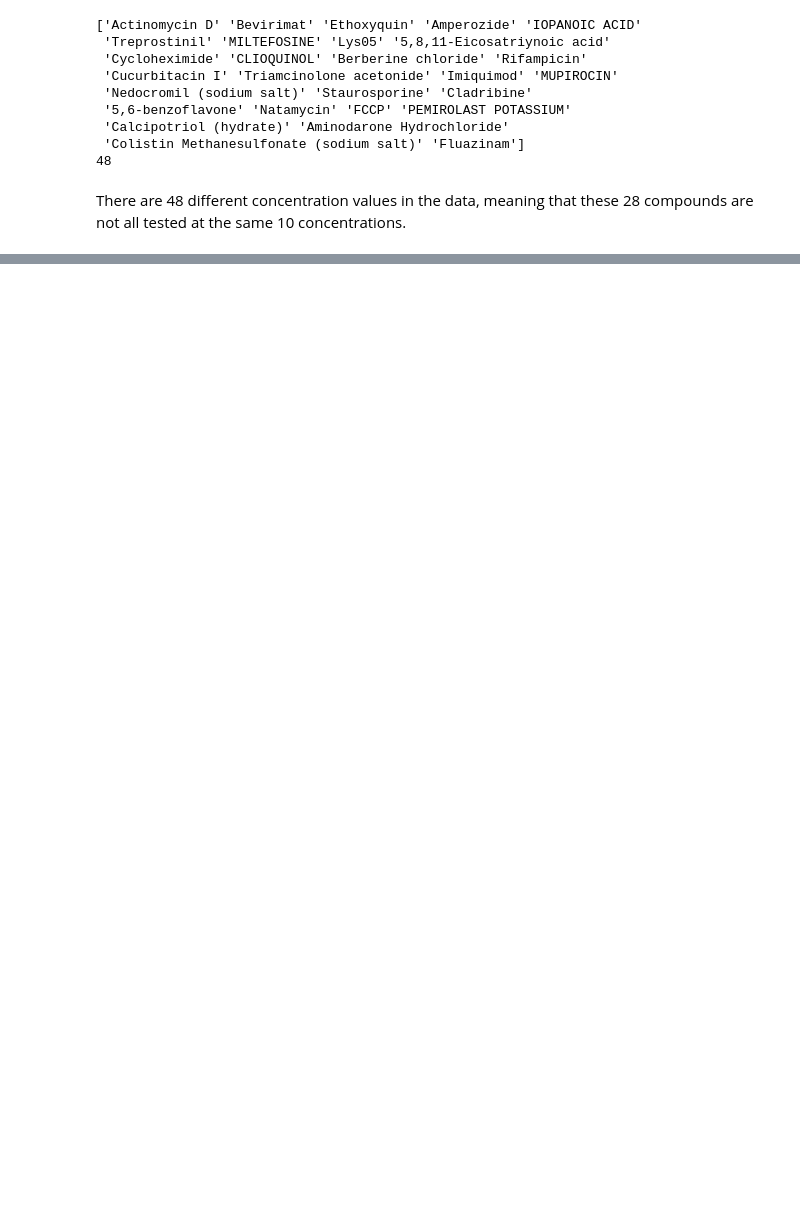
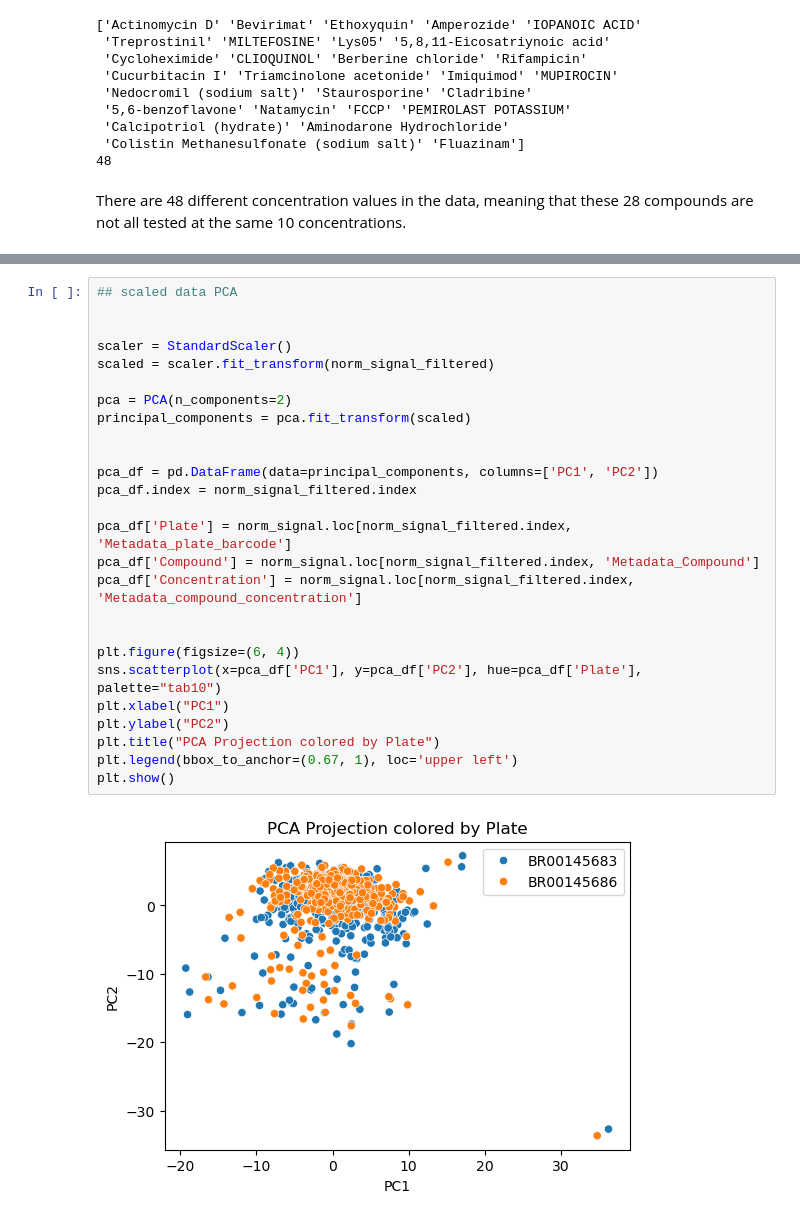
Before and after one commit to broadinstitute/2025_Grigoryan_Proteomics, a Jupyter notebook: 00.exploratory_analysis/first_analysis.ipynb, the cells around one changed output, grey strips where cells are left out. Saved outputs shown, nothing was run; the diff lists cells and outputs as text; blank space fills up the shorter version.

```diff
--- a/00.exploratory_analysis/first_analysis.ipynb
+++ b/00.exploratory_analysis/first_analysis.ipynb
@@ -149,0 +208,28 @@ la suite
+# %%
+## scaled data PCA
+
+
+scaler = StandardScaler()
+scaled = scaler.fit_transform(norm_signal_filtered)
+
+pca = PCA(n_components=2)
+principal_components = pca.fit_transform(scaled)
+
+
+pca_df = pd.DataFrame(data=principal_components, columns=['PC1', 'PC2'])
+pca_df.index = norm_signal_filtered.index
+
+pca_df['Plate'] = norm_signal.loc[norm_signal_filtered.index, 'Metadata_plate_barcode']
+pca_df['Compound'] = norm_signal.loc[norm_signal_filtered.index, 'Metadata_Compound']
+pca_df['Concentration'] = norm_signal.loc[norm_signal_filtered.index, 'Metadata_compound_concentration']
+
+
+plt.figure(figsize=(6, 4))
+sns.scatterplot(x=pca_df['PC1'], y=pca_df['PC2'], hue=pca_df['Plate'], palette="tab10")
+plt.xlabel("PC1")
+plt.ylabel("PC2")
+plt.title("PCA Projection colored by Plate")
+plt.legend(bbox_to_anchor=(0.67, 1), loc='upper left')
+plt.show()
+# %% [output]
+[figure, added]
```
Also changed, not shown: parts of 16 cells of this notebook.
